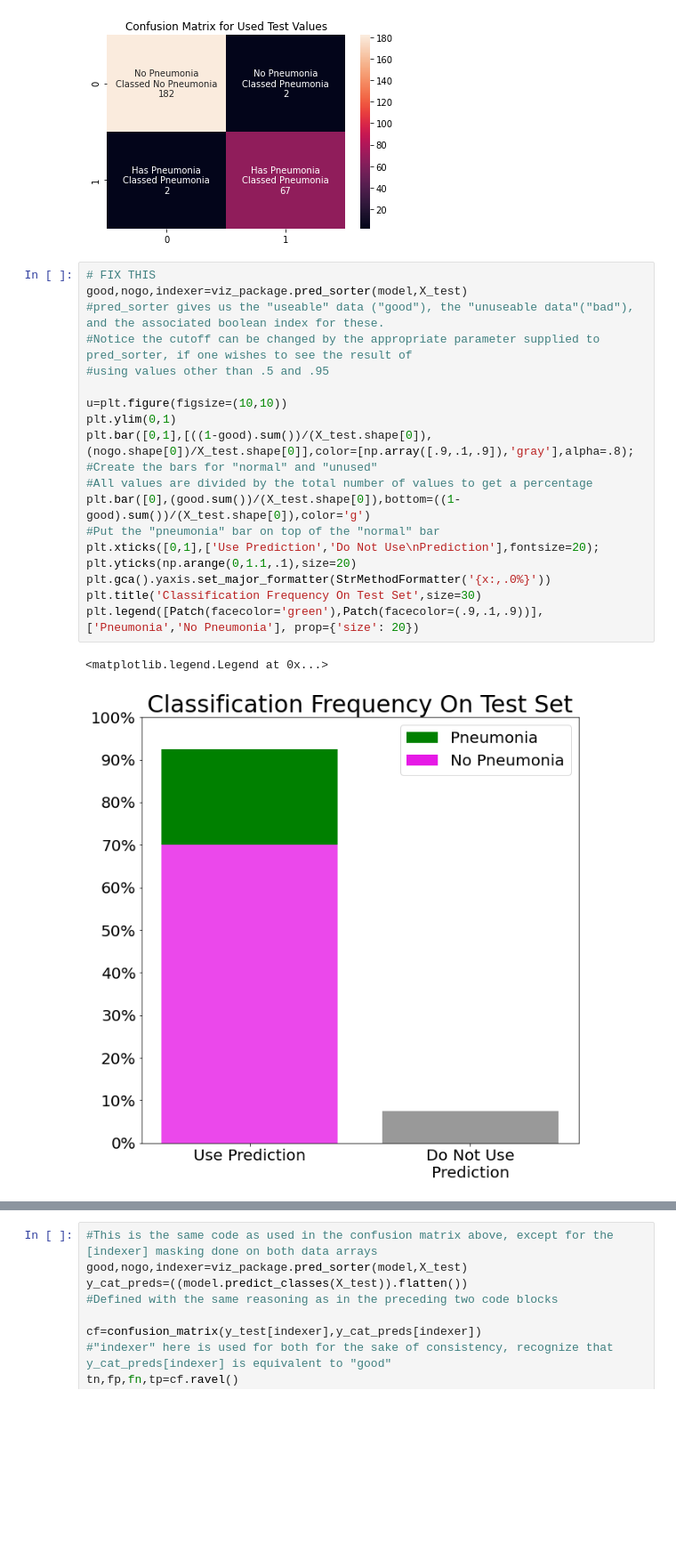
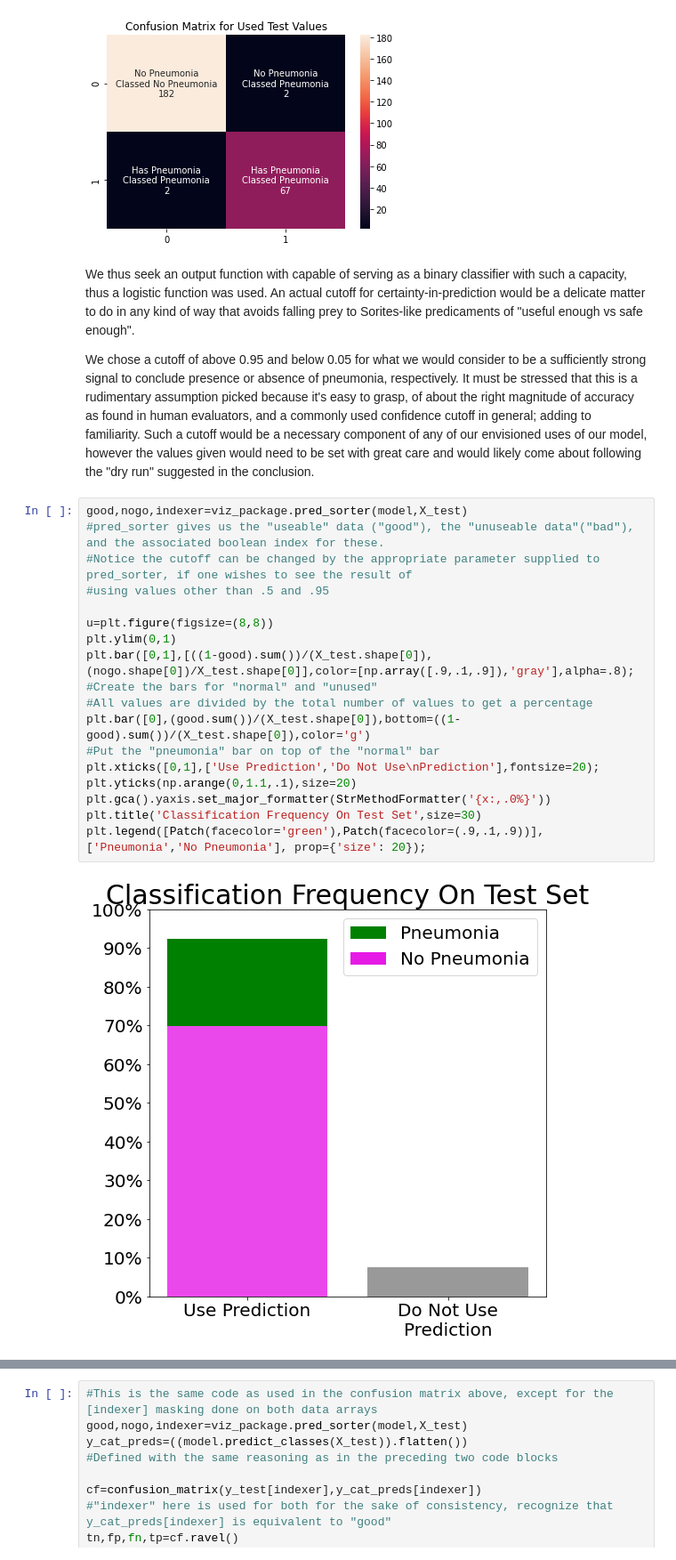
Before and after one commit to godelayheehoo/mod_4_project, a Jupyter notebook: executive_notebook.ipynb, the cells around one changed output, grey strips where cells are left out. Shown: that part at 89% size. Cells and saved outputs as stored; diff of their text form; blank space fills up the shorter version.

Commit message:
final update to conclusion

```diff
--- a/executive_notebook.ipynb
+++ b/executive_notebook.ipynb
@@ -123,26 +111,28 @@ plt.show()
 Recall 0.9710144927536232
 Sensitivty 0.9891304347826086
 [figure]
+# %% [markdown]
+We thus seek an output function with capable of serving as a binary classifier with such a capacity, thus a logistic function was used.  An actual cutoff for certainty-in-prediction would be a delicate matter to do in any kind of way that avoids falling prey to Sorites-like predicaments of "useful enough vs safe enough".  <br>
+
+We chose a cutoff of above 0.95 and below 0.05 for what we would consider to be a sufficiently strong signal to conclude presence or absence of pneumonia, respectively.  It must be stressed that this is a rudimentary assumption picked because it's easy to grasp, of about the right magnitude of accuracy as found in human evaluators, and a commonly used confidence cutoff in general; adding to familiarity.  Such a cutoff would be a necessary component of any of our envisioned uses of our model, however the values given would need to be set with great care and would likely come about following the "dry run" suggested in the conclusion.
 # %%
-# FIX THIS
 good,nogo,indexer=viz_package.pred_sorter(model,X_test)
 #pred_sorter gives us the "useable" data ("good"), the "unuseable data"("bad"), and the associated boolean index for these.
 #Notice the cutoff can be changed by the appropriate parameter supplied to pred_sorter, if one wishes to see the result of
 #using values other than .5 and .95
 
-u=plt.figure(figsize=(10,10))
+u=plt.figure(figsize=(8,8))
 plt.ylim(0,1)
 plt.bar([0,1],[((1-good).sum())/(X_test.shape[0]),(nogo.shape[0])/X_test.shape[0]],color=[np.array([.9,.1,.9]),'gray'],alpha=.8);
 #Create the bars for "normal" and "unused"
 #All values are divided by the total number of values to get a percentage
 plt.bar([0],(good.sum())/(X_test.shape[0]),bottom=((1-good).sum())/(X_test.shape[0]),color='g')
 #Put the "pneumonia" bar on top of the "normal" bar
 plt.xticks([0,1],['Use Prediction','Do Not Use\nPrediction'],fontsize=20);
 plt.yticks(np.arange(0,1.1,.1),size=20)
 plt.gca().yaxis.set_major_formatter(StrMethodFormatter('{x:,.0%}'))
 plt.title('Classification Frequency On Test Set',size=30)
-plt.legend([Patch(facecolor='green'),Patch(facecolor=(.9,.1,.9))],['Pneumonia','No Pneumonia'], prop={'size': 20})
+plt.legend([Patch(facecolor='green'),Patch(facecolor=(.9,.1,.9))],['Pneumonia','No Pneumonia'], prop={'size': 20});
 # %% [output]
-<matplotlib.legend.Legend at 0x...>
-[figure, old version]
+[figure, new version]
 # %% [markdown]
```
Also changed, not shown: parts of 7 cells of this notebook.
